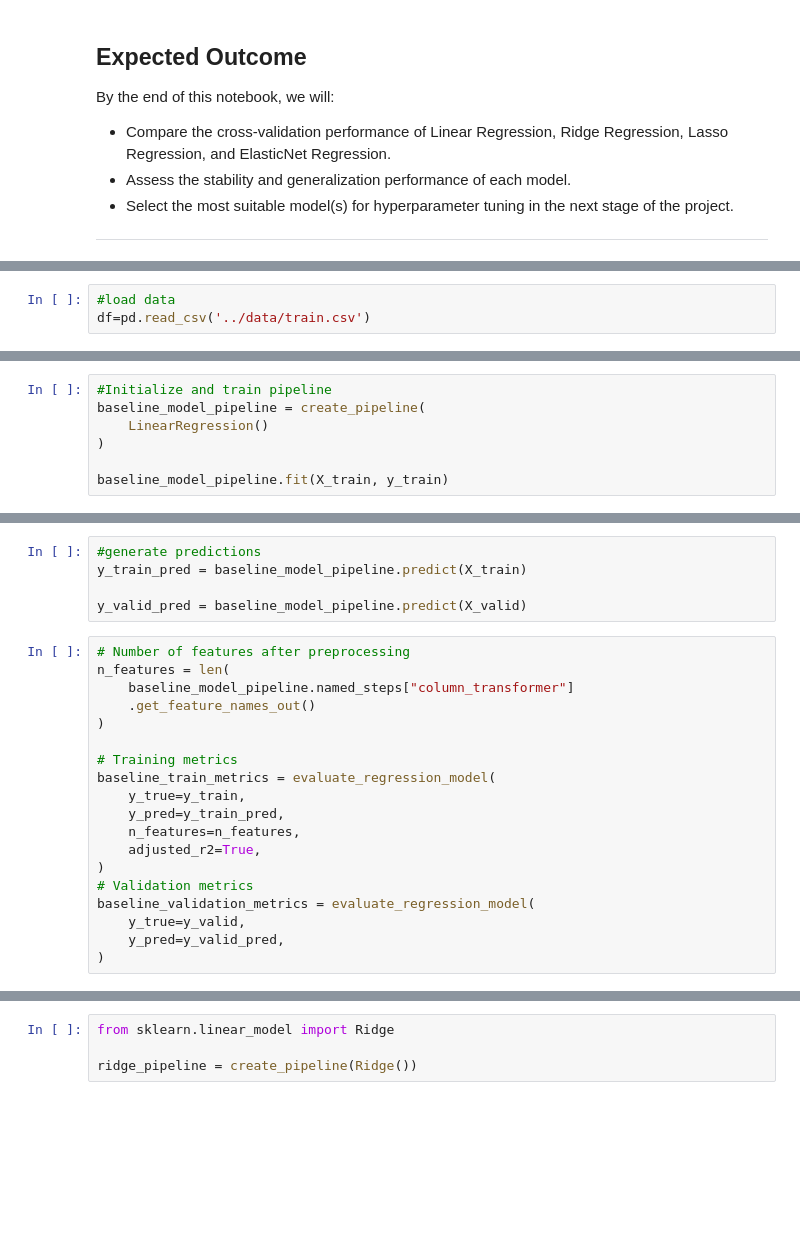
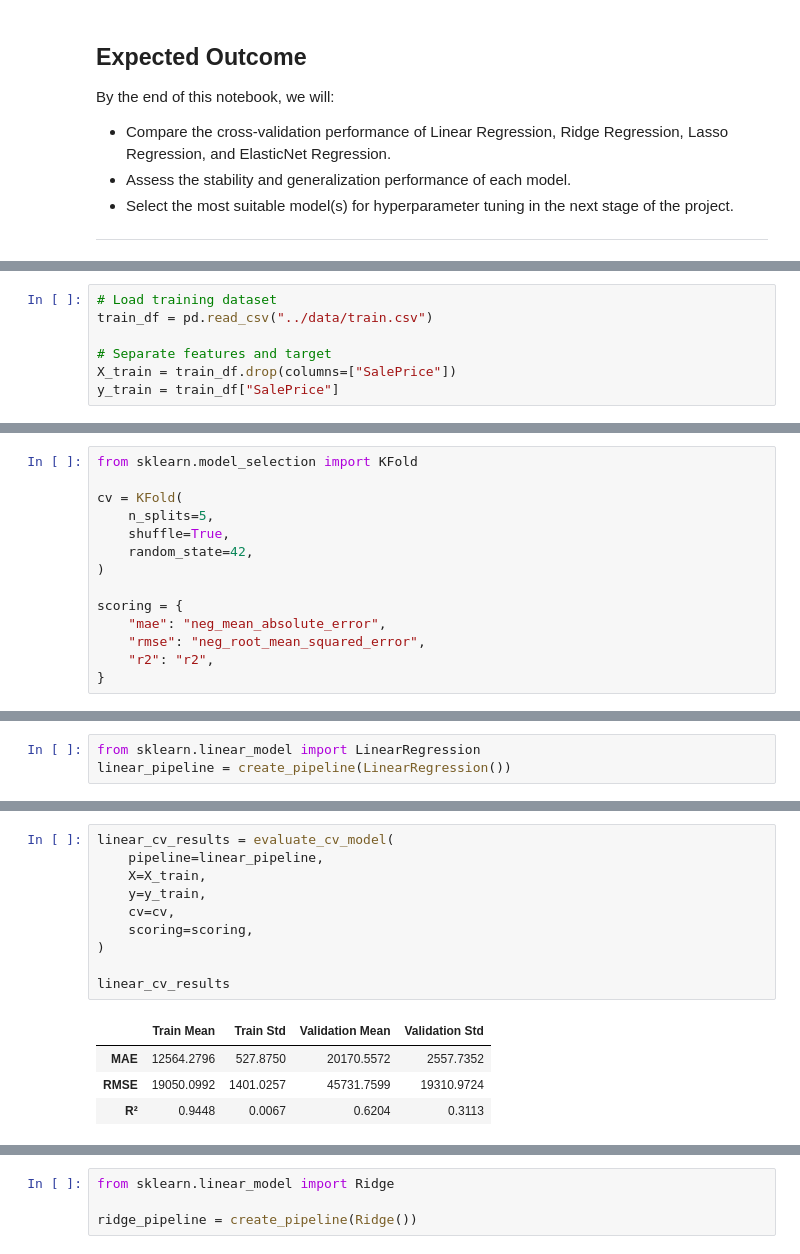
Before and after one commit to Hoshang-Warfade/House-Price-Predictor, a Jupyter notebook: notebooks/07_Model_Comparison.ipynb, the cells around one changed output, grey strips where cells are left out. Drawn from its saved outputs; the diff is of its cells as text; blank space fills up the shorter version.

```diff
--- a/notebooks/07_Model_Comparison.ipynb
+++ b/notebooks/07_Model_Comparison.ipynb
@@ -96,6 +95,10 @@ from src.evaluation import evaluate_regression_model
 #pandas display setting
 pd.options.display.float_format = "{:.4f}".format
 # %%
-#load data
-df=pd.read_csv('../data/train.csv')
+# Load training dataset
+train_df = pd.read_csv("../data/train.csv")
+
+# Separate features and target
+X_train = train_df.drop(columns=["SalePrice"])
+y_train = train_df["SalePrice"]
 # %% [markdown]
@@ -145,0 +134,14 @@ Validation Target   : (234,)
+# %%
+from sklearn.model_selection import KFold
+
+cv = KFold(
+    n_splits=5,
+    shuffle=True,
+    random_state=42,
+)
+
+scoring = {
+    "mae": "neg_mean_absolute_error",
+    "rmse": "neg_root_mean_squared_error",
+    "r2": "r2",
+}
@@ -151,7 +169,3 @@ Validation Target   : (234,)
 # %%
-#Initialize and train pipeline
-baseline_model_pipeline = create_pipeline(
-    LinearRegression()
-)
-
-baseline_model_pipeline.fit(X_train, y_train)
+from sklearn.linear_model import LinearRegression
+linear_pipeline = create_pipeline(LinearRegression())
@@ -174,24 +180,15 @@ Pipeline(steps=[('dataset_preprocessing',
 # %%
-#generate predictions
-y_train_pred = baseline_model_pipeline.predict(X_train)
+linear_cv_results = evaluate_cv_model(
+    pipeline=linear_pipeline,
+    X=X_train,
+    y=y_train,
+    cv=cv,
+    scoring=scoring,
+)
 
-y_valid_pred = baseline_model_pipeline.predict(X_valid)
+linear_cv_results
+# %% [output]
+|  | Train Mean | Train Std | Validation Mean | Validation Std |
+| MAE | 12564.2796 | 527.8750 | 20170.5572 | 2557.7352 |
+| RMSE | 19050.0992 | 1401.0257 | 45731.7599 | 19310.9724 |
+| R² | 0.9448 | 0.0067 | 0.6204 | 0.3113 |
-# %%
-# Number of features after preprocessing
-n_features = len(
-    baseline_model_pipeline.named_steps["column_transformer"]
-    .get_feature_names_out()
-)
-
-# Training metrics
-baseline_train_metrics = evaluate_regression_model(
-    y_true=y_train,
-    y_pred=y_train_pred,
-    n_features=n_features,
-    adjusted_r2=True,
-)
-# Validation metrics
-baseline_validation_metrics = evaluate_regression_model(
-    y_true=y_valid,
-    y_pred=y_valid_pred,
-)
```
Also changed, not shown: parts of 79 cells of this notebook, 1 other file.
